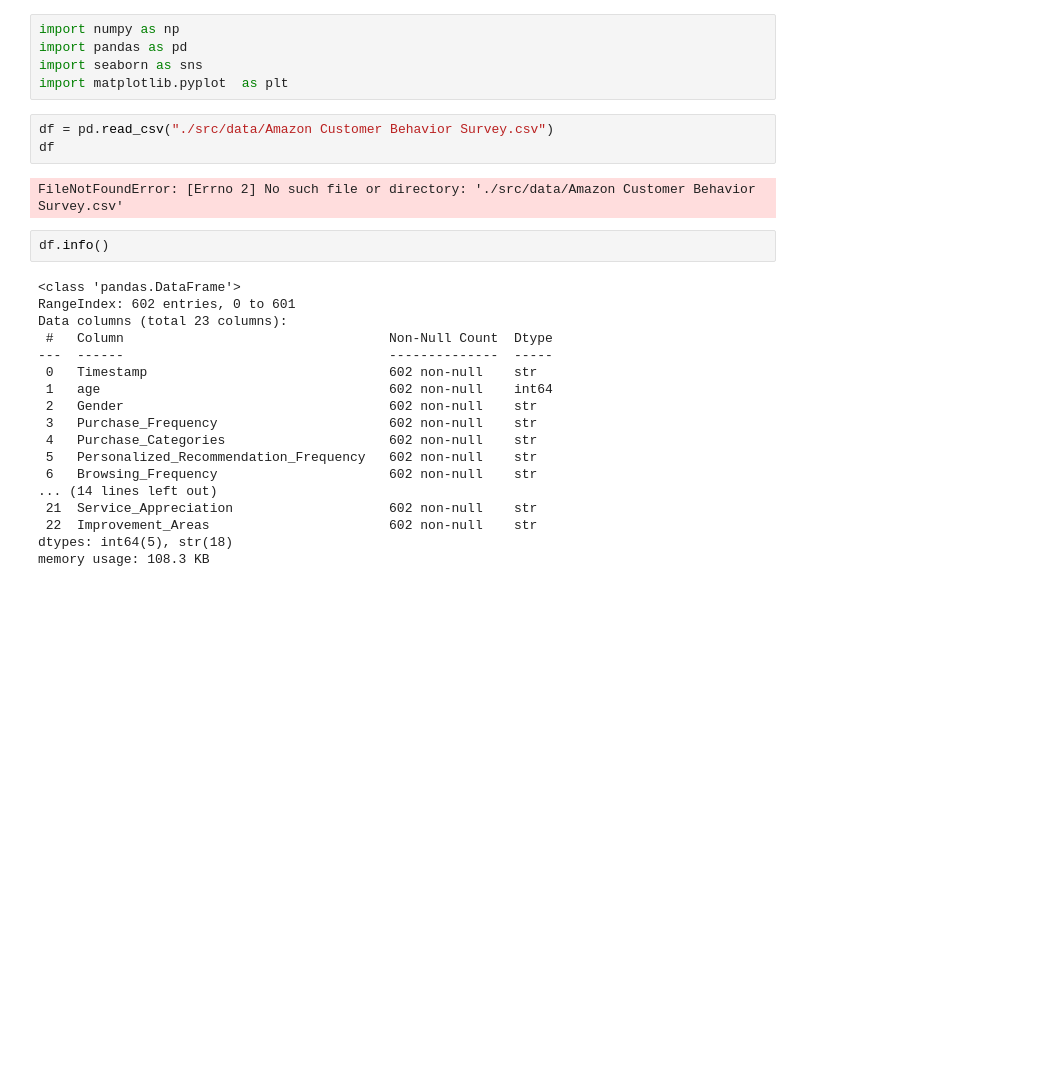
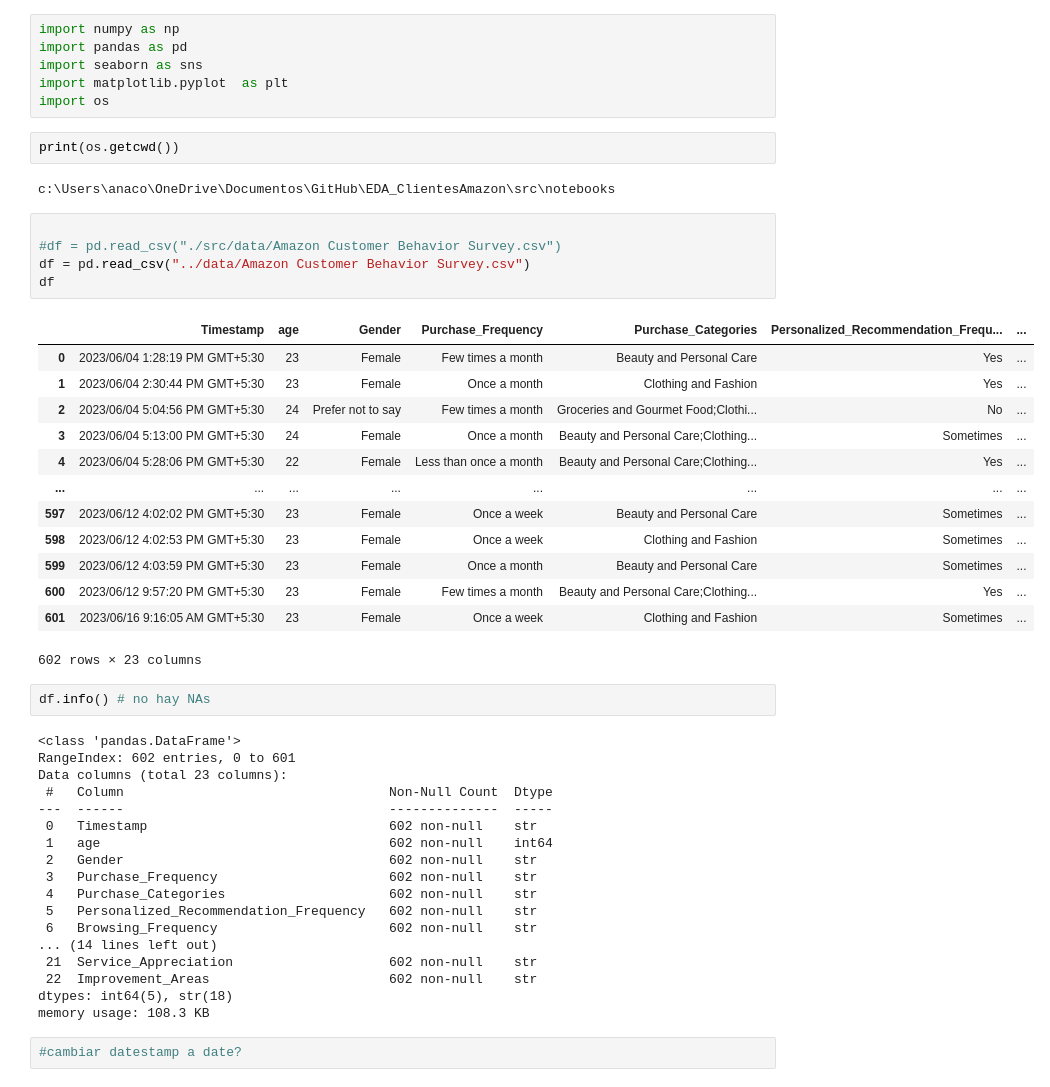
Before and after one commit to Paula-02/EDA_ClientesAmazon, a Jupyter notebook: src/notebooks/1_exploring_dataset.ipynb, the cells around one changed output. Cells and saved outputs as stored; diff of their text form; blank space fills up the shorter version.

Commit message:
exploring_data_set

```diff
--- a/src/notebooks/1_exploring_dataset.ipynb
+++ b/src/notebooks/1_exploring_dataset.ipynb
@@ -3,13 +3,32 @@ import numpy as np
 import pandas as pd
 import seaborn as sns
 import matplotlib.pyplot  as plt
+import os
+# %%
+print(os.getcwd())
+# %% [output]
+c:\Users\anaco\OneDrive\Documentos\GitHub\EDA_ClientesAmazon\src\notebooks
 # %%
-df = pd.read_csv("./src/data/Amazon Customer Behavior Survey.csv")
+
+#df = pd.read_csv("./src/data/Amazon Customer Behavior Survey.csv")
+df = pd.read_csv("../data/Amazon Customer Behavior Survey.csv")
 df
 # %% [output]
+|  | Timestamp | age | Gender | Purchase_Frequency | Purchase_Categories | Personalized_Recommendation_Frequ... | ... |
+| 0 | 2023/06/04 1:28:19 PM GMT+5:30 | 23 | Female | Few times a month | Beauty and Personal Care | Yes | ... |
+| 1 | 2023/06/04 2:30:44 PM GMT+5:30 | 23 | Female | Once a month | Clothing and Fashion | Yes | ... |
+| 2 | 2023/06/04 5:04:56 PM GMT+5:30 | 24 | Prefer not to say | Few times a month | Groceries and Gourmet Food;Clothi... | No | ... |
+| 3 | 2023/06/04 5:13:00 PM GMT+5:30 | 24 | Female | Once a month | Beauty and Personal Care;Clothing... | Sometimes | ... |
+| 4 | 2023/06/04 5:28:06 PM GMT+5:30 | 22 | Female | Less than once a month | Beauty and Personal Care;Clothing... | Yes | ... |
+| ... | ... | ... | ... | ... | ... | ... | ... |
+| 597 | 2023/06/12 4:02:02 PM GMT+5:30 | 23 | Female | Once a week | Beauty and Personal Care | Sometimes | ... |
+| 598 | 2023/06/12 4:02:53 PM GMT+5:30 | 23 | Female | Once a week | Clothing and Fashion | Sometimes | ... |
+| 599 | 2023/06/12 4:03:59 PM GMT+5:30 | 23 | Female | Once a month | Beauty and Personal Care | Sometimes | ... |
+| 600 | 2023/06/12 9:57:20 PM GMT+5:30 | 23 | Female | Few times a month | Beauty and Personal Care;Clothing... | Yes | ... |
+| 601 | 2023/06/16 9:16:05 AM GMT+5:30 | 23 | Female | Once a week | Clothing and Fashion | Sometimes | ... |
-FileNotFoundError: [Errno 2] No such file or directory: './src/data/Amazon Customer Behavior Survey.csv'
+602 rows × 23 columns
 # %%
-df.info()
+df.info() # no hay NAs
 # %% [output]
 <class 'pandas.DataFrame'>
 RangeIndex: 602 entries, 0 to 601
@@ -28,4 +47,6 @@ Data columns (total 23 columns):
  22  Improvement_Areas                       602 non-null    str
 dtypes: int64(5), str(18)
 memory usage: 108.3 KB
+# %%
+#cambiar datestamp a date?
 # %%
```
Also changed, not shown: parts of 3 cells of this notebook.
